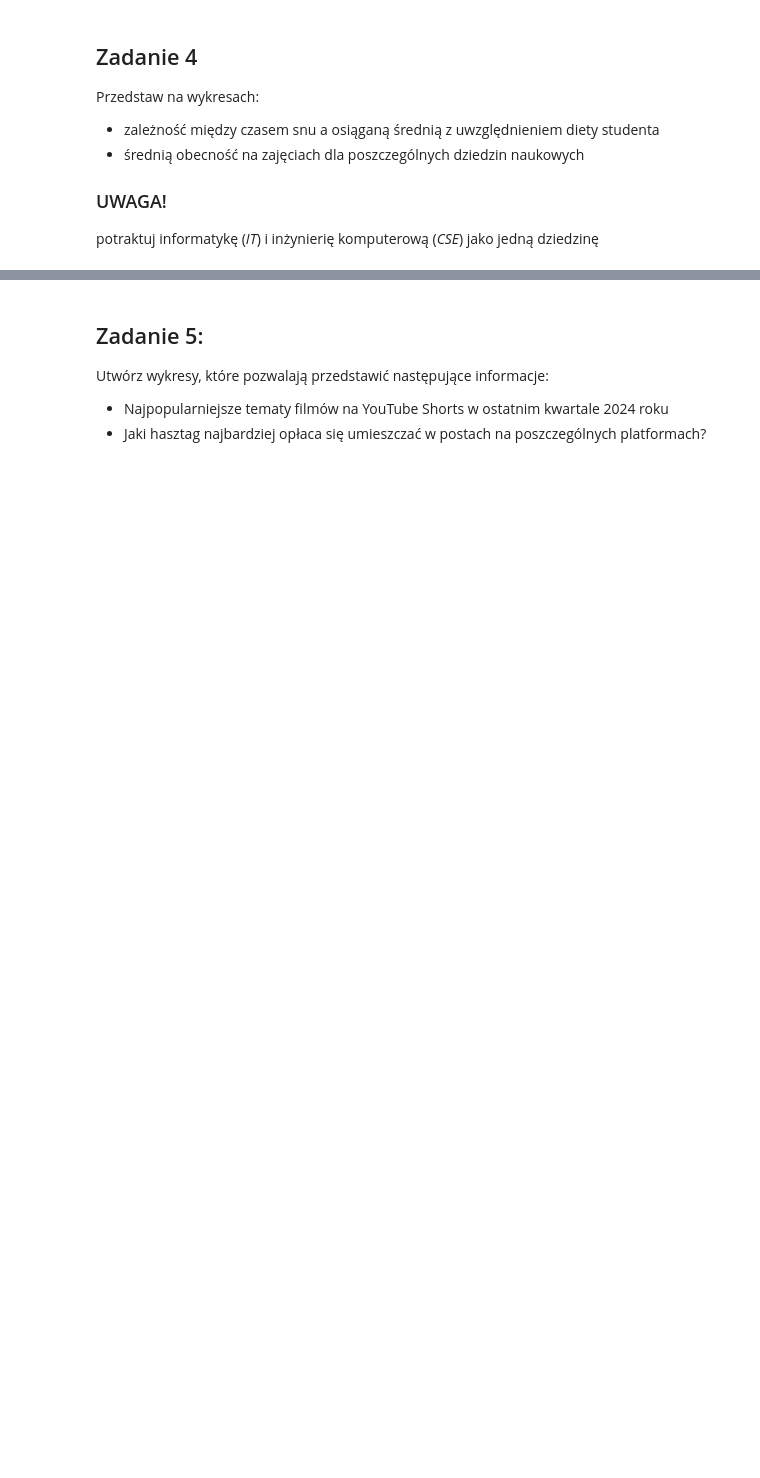
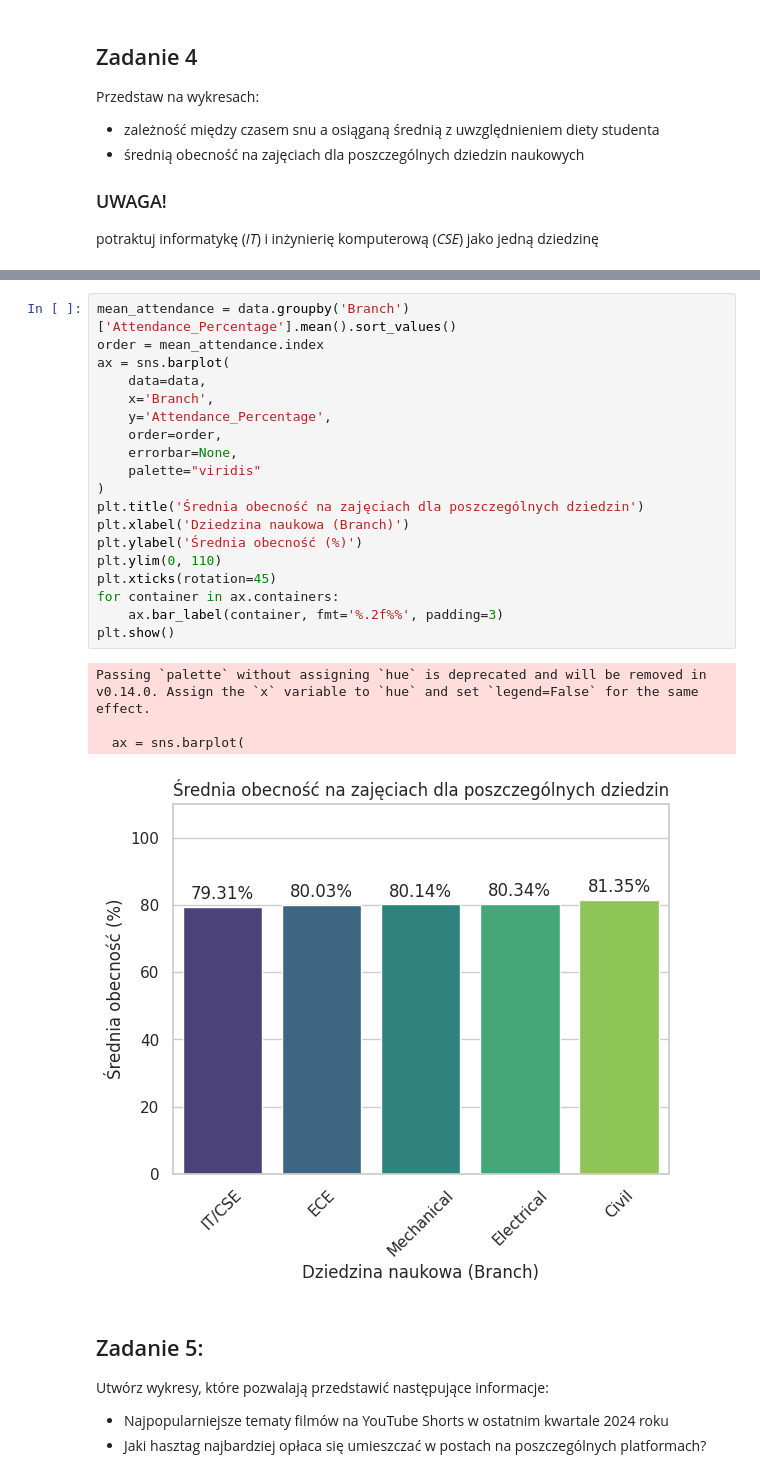
Before and after one commit to Zajecia-na-PWr-LR/lista-1-PJ0506, a Jupyter notebook: UczenieMaszynowe_25_26_Lista1.ipynb, the cells around one changed output, grey strips where cells are left out. Saved outputs shown, nothing was run; the diff lists cells and outputs as text; blank space fills up the shorter version.

```diff
--- a/UczenieMaszynowe_25_26_Lista1.ipynb
+++ b/UczenieMaszynowe_25_26_Lista1.ipynb
@@ -146,3 +180,27 @@ potraktuj informatykę (*IT*) i inżynierię komputerową (*CSE*) jako jedną dz
+# %%
+mean_attendance = data.groupby('Branch')['Attendance_Percentage'].mean().sort_values()
+order = mean_attendance.index
+ax = sns.barplot(
+    data=data,
+    x='Branch',
+    y='Attendance_Percentage',
+    order=order,
+    errorbar=None,
+    palette="viridis"
+)
+plt.title('Średnia obecność na zajęciach dla poszczególnych dziedzin')
+plt.xlabel('Dziedzina naukowa (Branch)')
+plt.ylabel('Średnia obecność (%)')
+plt.ylim(0, 110)
+plt.xticks(rotation=45)
+for container in ax.containers:
+    ax.bar_label(container, fmt='%.2f%%', padding=3)
+plt.show()
+# %% [output]
+Passing `palette` without assigning `hue` is deprecated and will be removed in v0.14.0. Assign the `x` variable to `hue` and set `legend=False` for the same effect.
+
+  ax = sns.barplot(
+[figure, added]
 # %% [markdown]
 ## Zadanie 5:
 Utwórz wykresy, które pozwalają przedstawić następujące informacje:
```
Also changed, not shown: parts of 4 cells of this notebook.
